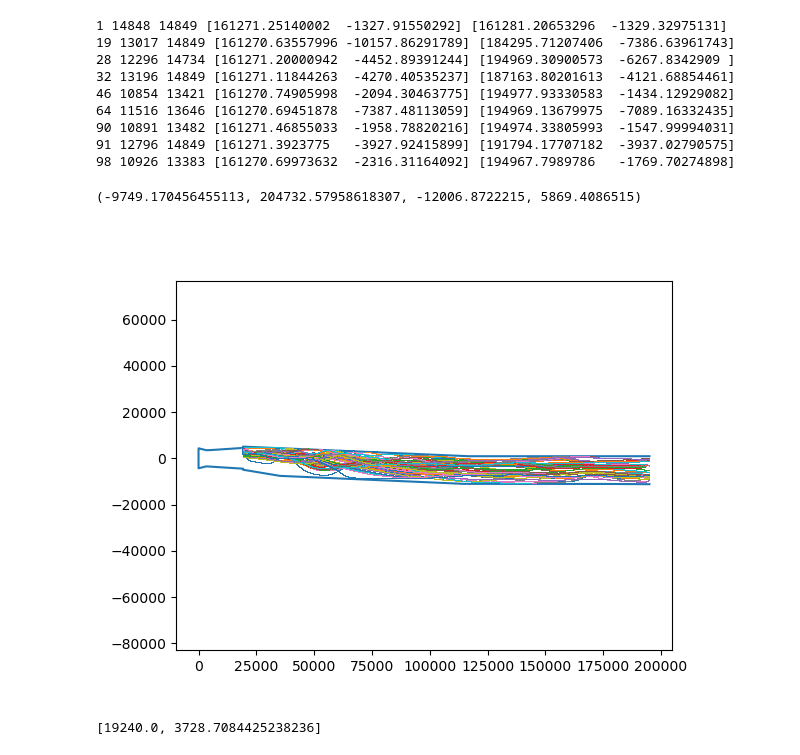
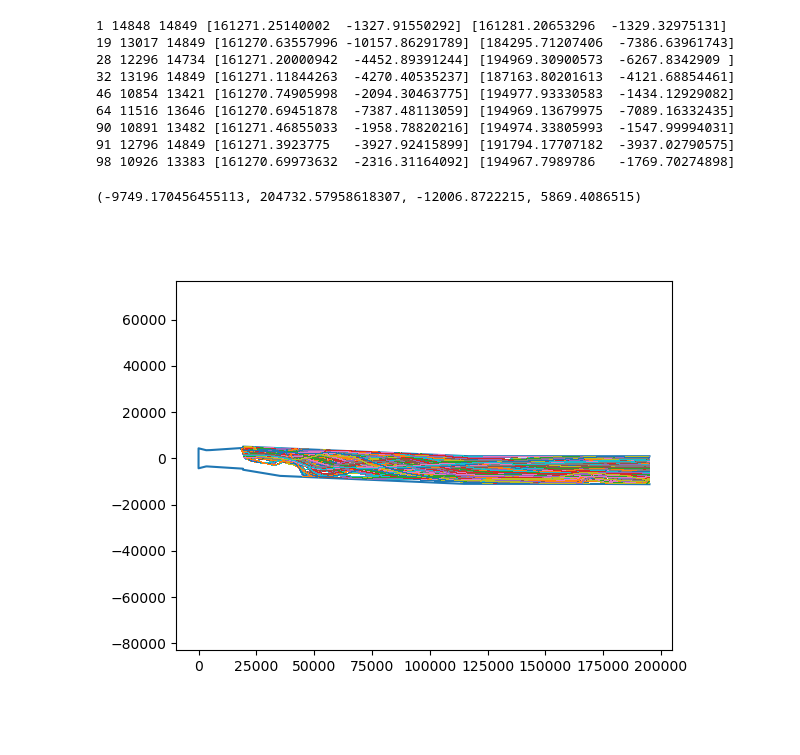
Before and after one commit to Havrevoll/Ribber, a Jupyter notebook: richter_analysar.ipynb, the cells around one changed output. Saved outputs shown, nothing was run; the diff lists cells and outputs as text; code cells hidden in the pictures.

```diff
--- a/richter_analysar.ipynb
+++ b/richter_analysar.ipynb
@@ -247,7 +247,10 @@ lagra_tre(tre_obj, "data/richter.pickle")
 # %% [markdown]
 # Sjå på partikkelsimulering
 # %%
-with open("runs/richter/RK45_100_[0.05, 0.06]_1_1e-02_NN_23.01.24.pickle", 'rb') as f:
+with h5py.File("walls.hdf5", 'r') as f:
+    rand = np.asarray(f['alle'])
+
+with open("runs/richter/RK45_1000_[0.05, 0.06]_1_1e-02_NN_25.01.24.pickle", 'rb') as f:
     sti = pickle.load(f)
 stien = sti[0].sti_dict
 # %%
@@ -269,23 +272,23 @@ for j in sti:
 # %%
 fig_part,ax_part =plt.subplots()
 # ax.plot(golv_array[:,0],golv_array[:,1],'.')
 # ax.plot(golv_nede.iloc[:,0],golv_nede.iloc[:,1],'.')
 # ax.plot(golv_oppe.iloc[:,0],golv_oppe.iloc[:,1],'.')
 # ax.plot(tak.iloc[:,0],tak.iloc[:,1],'o')
 # ax.plot(tak_array[:,0],tak_array[:,1],'orange')
 # ax.scatter(rand[:,0],rand[:,1],np.arange(2945)**1.3*.01)
-ax_part.plot(rand[:,0]*1e3,rand[:,1]*1e3,'-')
-for j in sti:
+ax_part.plot(rand[:,0],rand[:,1],'-')
+for j in sti[:]:
     stien = j.sti_dict
     pos = []
     for i in range(stien['init_time'],stien['final_time']):
         pos.append(stien[i]['position'][:2])
     pos = np.asarray(pos)
     ax_part.plot(pos[:,0], pos[:,1],',',)
 ax_part.axis('equal')
 # ax.annotate('1822', xy=rand[1822], xytext=(0, 30),
 #             arrowprops=dict(facecolor='black', shrink=0.05))
 # ax.set_xlim(17,22)
 # %% [output]
 (-9749.170456455113, 204732.57958618307, -12006.8722215, 5869.4086515)
-[figure, old version]
+[figure, new version]
@@ -294,4 +294,0 @@ part_tider = sti[0].sti_dict.keys()
-# %%
-stien[0]['position'][:2]
-# %% [output]
-[19240.0, 3728.7084425238236]
```
Also changed, not shown: parts of 4 cells of this notebook, 1 other file.
